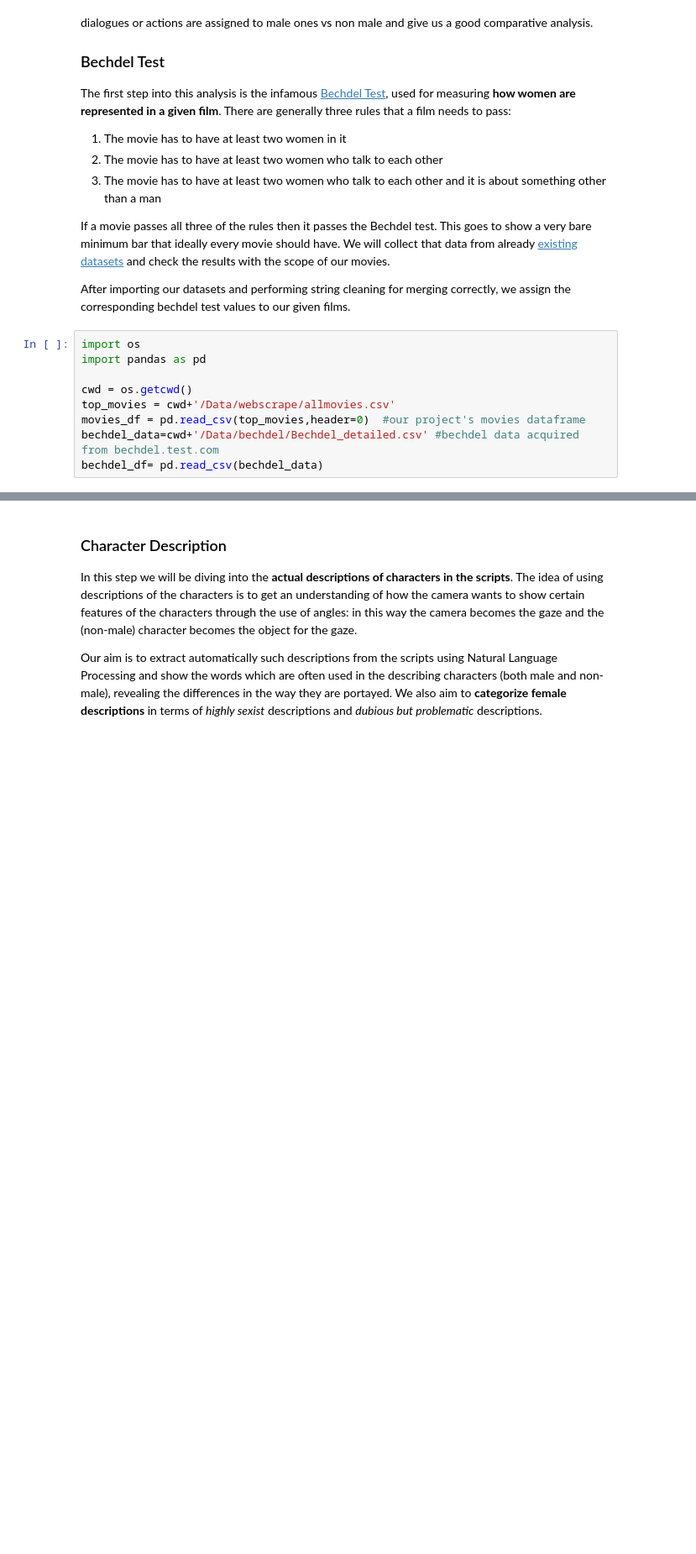
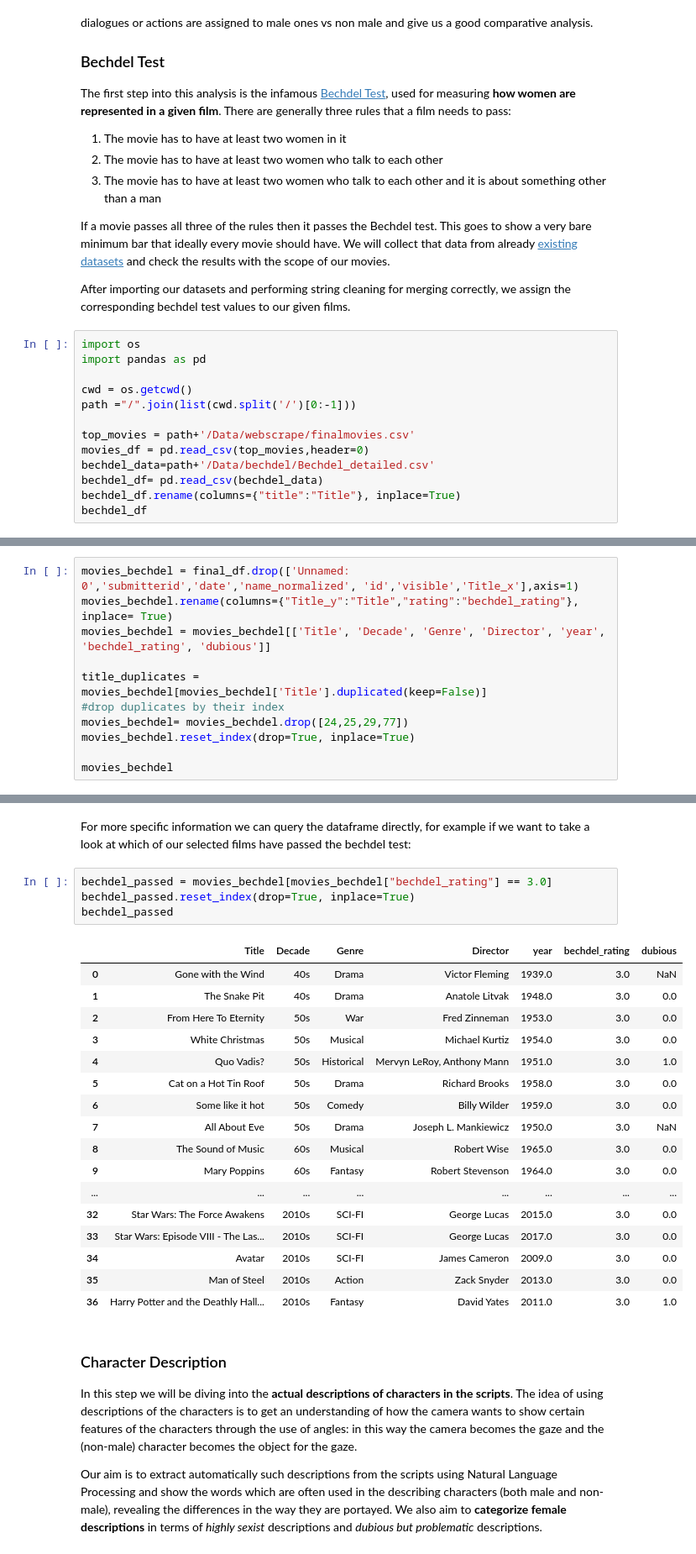
Before and after one commit to ahsanv101/ProjectGaze, a Jupyter notebook: documentation/DATA.ipynb, the cells around one changed output, grey strips where cells are left out. Shown at 84% size. Drawn from its saved outputs; the diff is of its cells as text; blank space fills up the shorter version.

```diff
--- a/documentation/DATA.ipynb
+++ b/documentation/DATA.ipynb
@@ -181,7 +181,11 @@ import os
 import pandas as pd
 
 cwd = os.getcwd()
-top_movies = cwd+'/Data/webscrape/allmovies.csv'
-movies_df = pd.read_csv(top_movies,header=0)  #our project's movies dataframe
-bechdel_data=cwd+'/Data/bechdel/Bechdel_detailed.csv' #bechdel data acquired from bechdel.test.com
+path ="/".join(list(cwd.split('/')[0:-1]))
+
+top_movies = path+'/Data/webscrape/finalmovies.csv'
+movies_df = pd.read_csv(top_movies,header=0)
+bechdel_data=path+'/Data/bechdel/Bechdel_detailed.csv'
 bechdel_df= pd.read_csv(bechdel_data)
+bechdel_df.rename(columns={"title":"Title"}, inplace=True)
+bechdel_df
@@ -187,0 +273,11 @@ bechdel_df= pd.read_csv(bechdel_data)
+# %%
+movies_bechdel = final_df.drop(['Unnamed: 0','submitterid','date','name_normalized', 'id','visible','Title_x'],axis=1)
+movies_bechdel.rename(columns={"Title_y":"Title","rating":"bechdel_rating"}, inplace= True)
+movies_bechdel = movies_bechdel[['Title', 'Decade', 'Genre', 'Director', 'year', 'bechdel_rating', 'dubious']]
+
+title_duplicates = movies_bechdel[movies_bechdel['Title'].duplicated(keep=False)]
+#drop duplicates by their index
+movies_bechdel= movies_bechdel.drop([24,25,29,77])
+movies_bechdel.reset_index(drop=True, inplace=True)
+
+movies_bechdel
@@ -188,3 +298,27 @@ bechdel_df= pd.read_csv(bechdel_data)
+# %% [markdown]
+For more specific information we can query the dataframe directly, for example if we want to take a look at which of our selected films have passed the bechdel test:
+# %%
+bechdel_passed = movies_bechdel[movies_bechdel["bechdel_rating"] == 3.0]
+bechdel_passed.reset_index(drop=True, inplace=True)
+bechdel_passed
+# %% [output]
+|  | Title | Decade | Genre | Director | year | bechdel_rating | dubious |
+| 0 | Gone with the Wind | 40s | Drama | Victor Fleming | 1939.0 | 3.0 | NaN |
+| 1 | The Snake Pit | 40s | Drama | Anatole Litvak | 1948.0 | 3.0 | 0.0 |
+| 2 | From Here To Eternity | 50s | War | Fred Zinneman | 1953.0 | 3.0 | 0.0 |
+| 3 | White Christmas | 50s | Musical | Michael Kurtiz | 1954.0 | 3.0 | 0.0 |
+| 4 | Quo Vadis? | 50s | Historical | Mervyn LeRoy, Anthony Mann | 1951.0 | 3.0 | 1.0 |
+| 5 | Cat on a Hot Tin Roof | 50s | Drama | Richard Brooks | 1958.0 | 3.0 | 0.0 |
+| 6 | Some like it hot | 50s | Comedy | Billy Wilder | 1959.0 | 3.0 | 0.0 |
+| 7 | All About Eve | 50s | Drama | Joseph L. Mankiewicz | 1950.0 | 3.0 | NaN |
+| 8 | The Sound of Music | 60s | Musical | Robert Wise | 1965.0 | 3.0 | 0.0 |
+| 9 | Mary Poppins | 60s | Fantasy | Robert Stevenson | 1964.0 | 3.0 | 0.0 |
+| ... | ... | ... | ... | ... | ... | ... | ... |
+| 32 | Star Wars: The Force Awakens | 2010s | SCI-FI | George Lucas | 2015.0 | 3.0 | 0.0 |
+| 33 | Star Wars: Episode VIII - The Las... | 2010s | SCI-FI | George Lucas | 2017.0 | 3.0 | 0.0 |
+| 34 | Avatar | 2010s | SCI-FI | James Cameron | 2009.0 | 3.0 | 0.0 |
+| 35 | Man of Steel | 2010s | Action | Zack Snyder | 2013.0 | 3.0 | 0.0 |
+| 36 | Harry Potter and the Deathly Hall... | 2010s | Fantasy | David Yates | 2011.0 | 3.0 | 1.0 |
 # %% [markdown]
 
 
```
Also changed, not shown: parts of 6 cells of this notebook, 1 other file.
